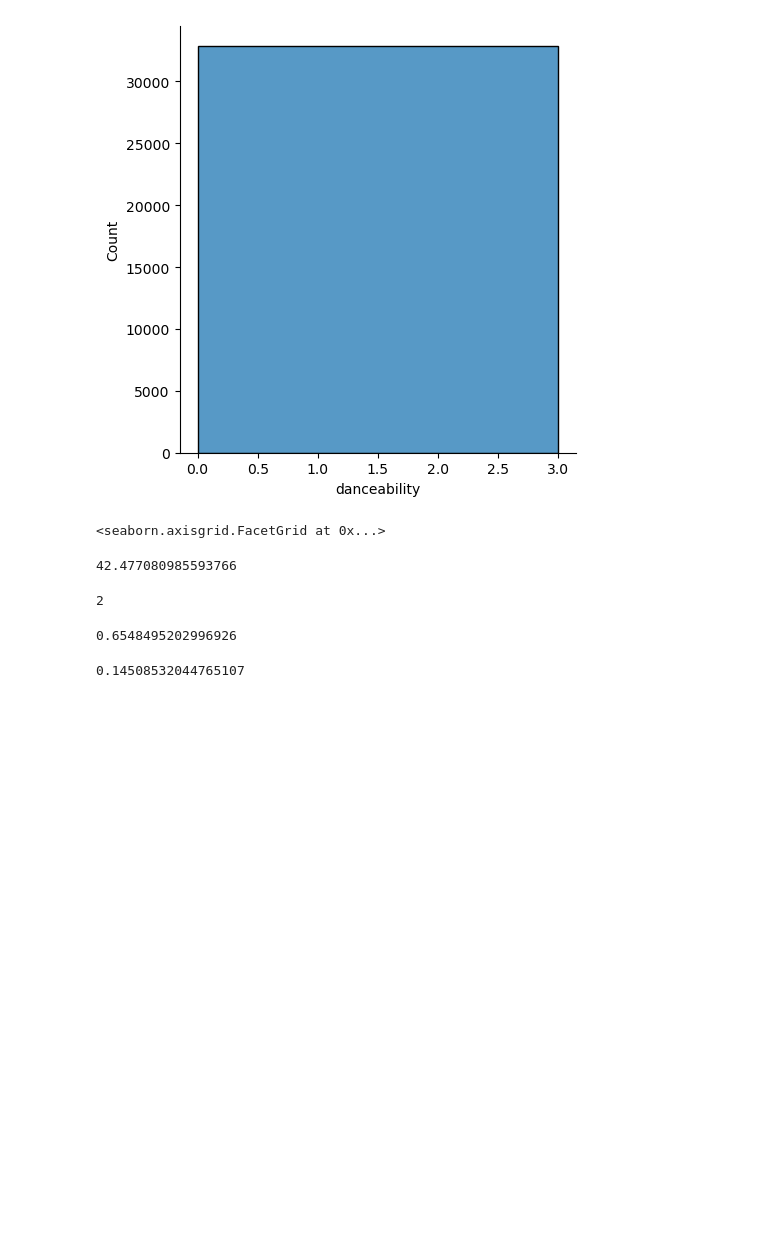
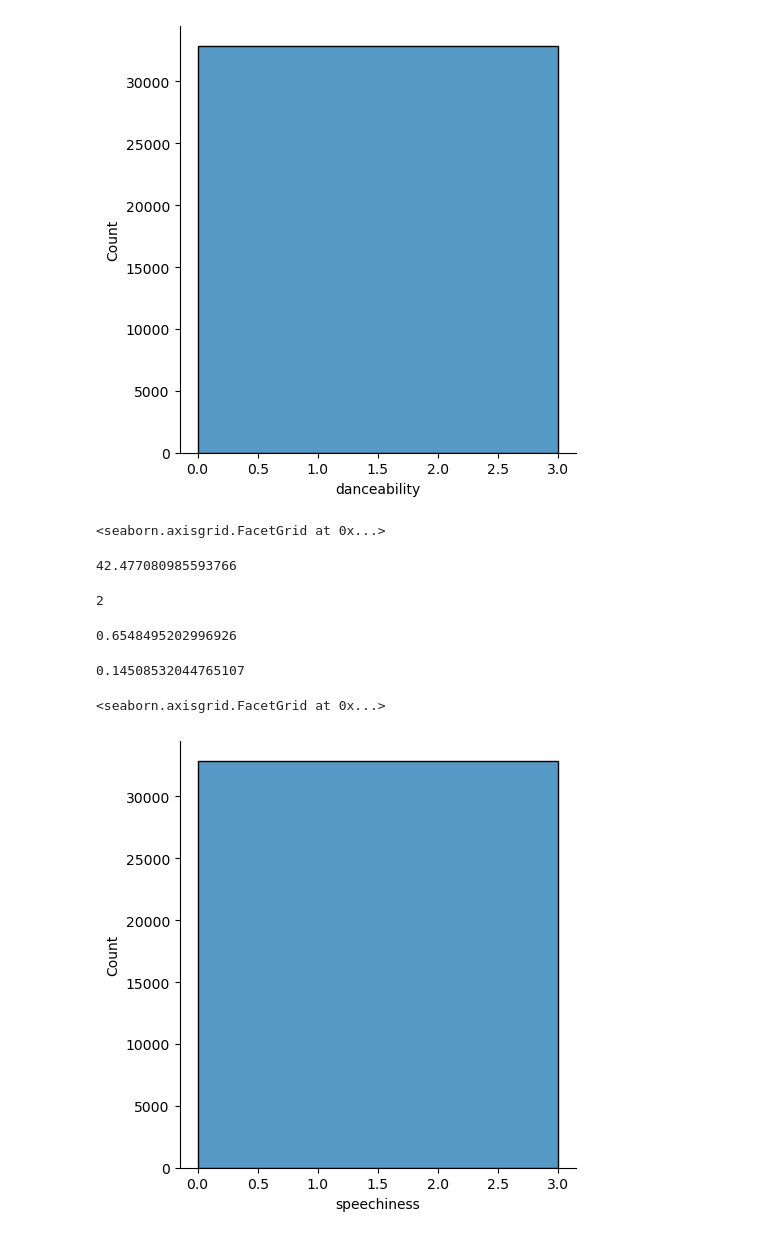
Before and after one commit to budgethp/AI, a Jupyter notebook: Semester 1/Spotify/Untitled2.ipynb, the cells around one changed output. Cells and saved outputs as stored; diff of their text form; code cells hidden in the pictures; blank space fills up the shorter version.

```diff
--- a/Semester 1/Spotify/Untitled2.ipynb
+++ b/Semester 1/Spotify/Untitled2.ipynb
@@ -46,3 +46,8 @@ avg(df["danceability"])
 standard_deviation(df, "danceability")
 # %% [output]
 0.14508532044765107
+# %%
+sns.displot(df, x="speechiness", binwidth=3)
+# %% [output]
+<seaborn.axisgrid.FacetGrid at 0x...>
+[figure, added]
```
Also changed, not shown: parts of 3 cells of this notebook.
